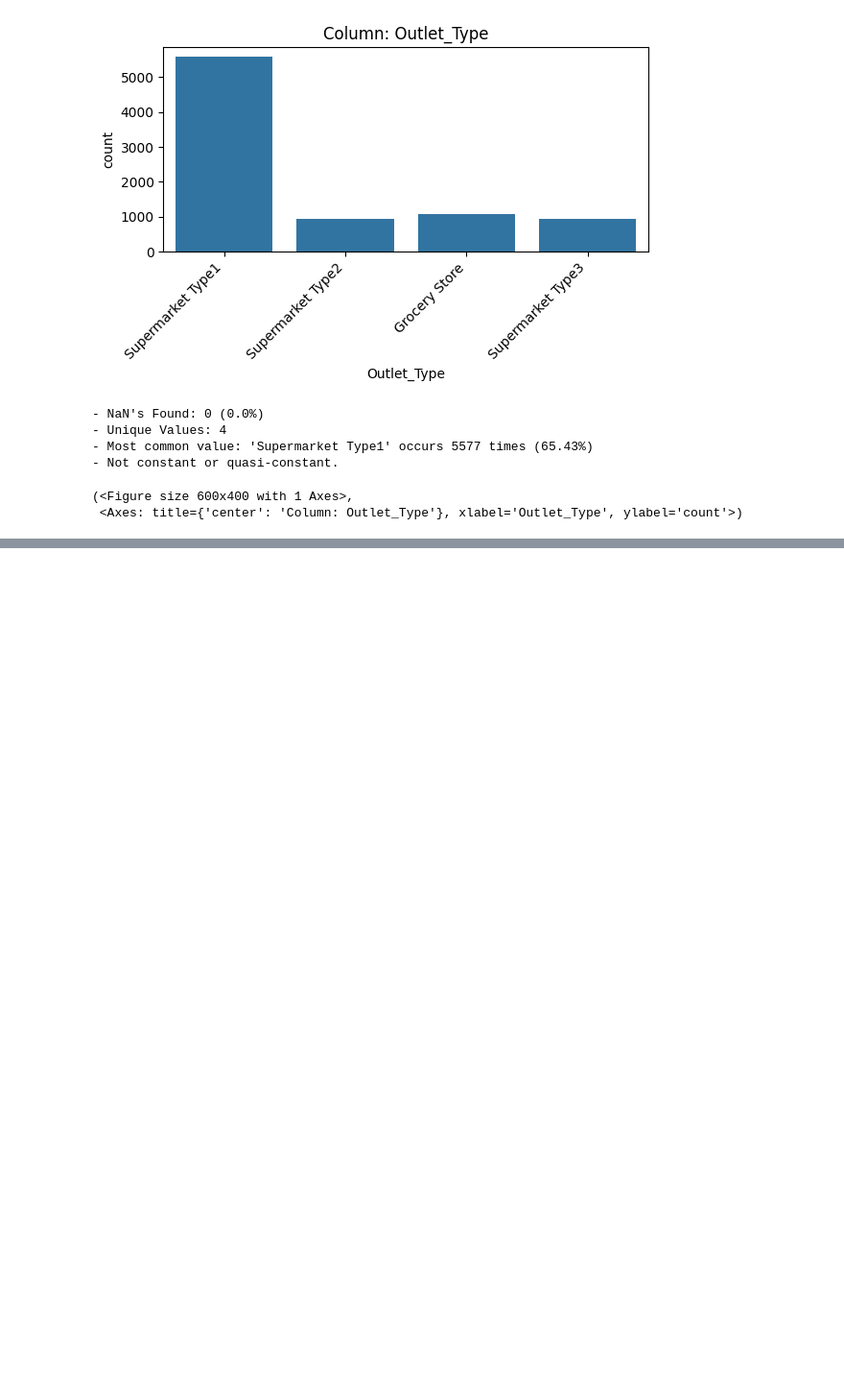
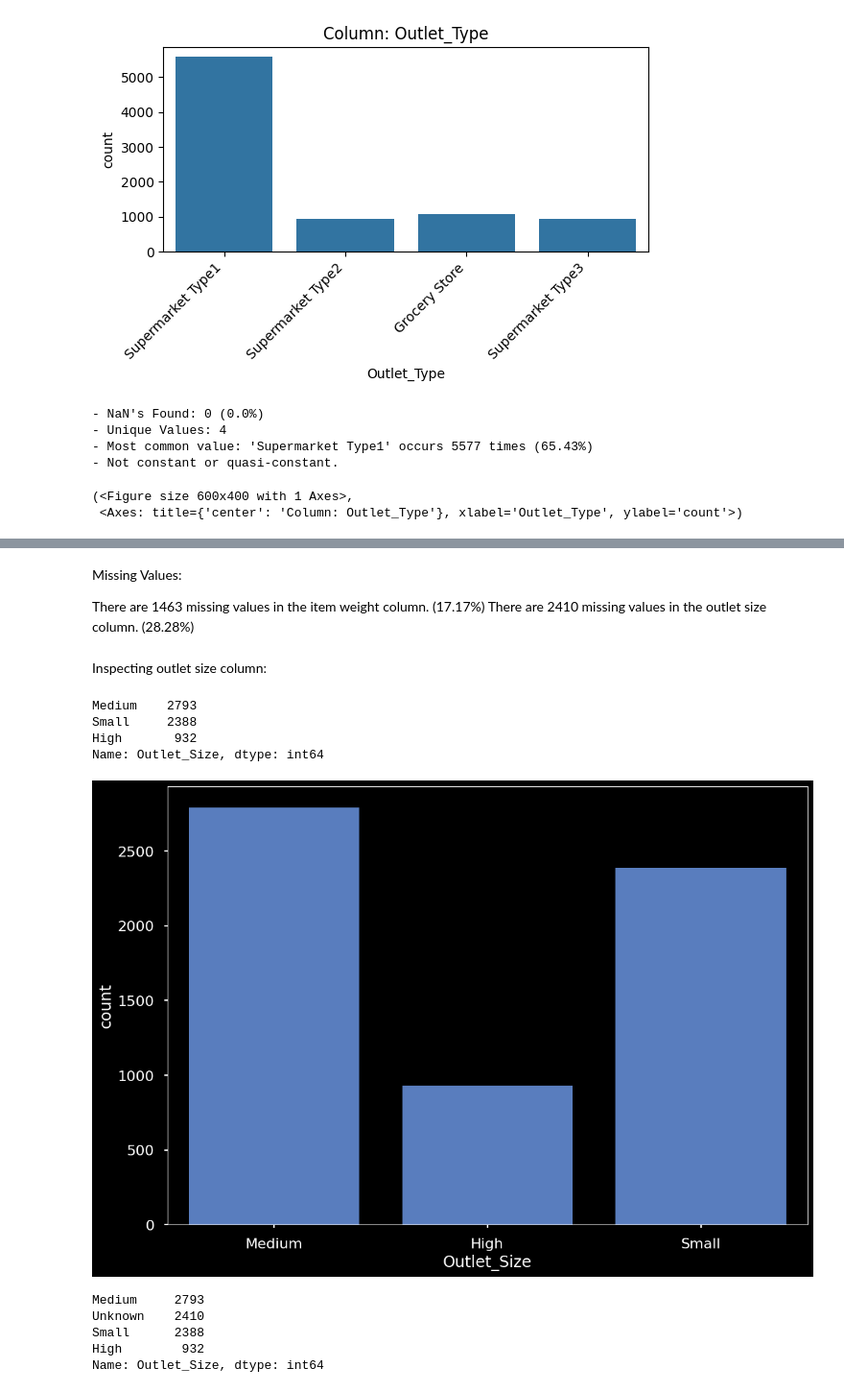
Before and after one commit to Ozedim/Ozedim, a Jupyter notebook: Copy_of_Loading_data.ipynb, the cells around one changed output, grey strips where cells are left out. Shown at 96% size. Cells and saved outputs as stored; diff of their text form; code cells hidden in the pictures; blank space fills up the shorter version.

```diff
--- a/Copy_of_Loading_data.ipynb
+++ b/Copy_of_Loading_data.ipynb
@@ -477,0 +483,4 @@ plot_categorical_vs_target(df,'Outlet_Type','Item_Weight')
+# %%
+fpath="/content/drive/MyDrive/CodingDojo/01-Fundamentals/Week01/Data/sales_predictions_2023 (1).csv"
+df = pd.read_csv(fpath)
+df.head()
@@ -477,0 +615,31 @@ plot_categorical_vs_target(df,'Outlet_Type','Item_Weight')
+# %% [markdown]
+Missing Values:
+
+There are 1463 missing values in the item weight column. (17.17%)
+There are 2410 missing values in the outlet size column. (28.28%)
+# %% [markdown]
+Inspecting outlet size column:
+# %%
+## Using three seaborn styles: dark_background, seaborn-muted and seaborn-poster.
+plt.style.use(['dark_background','seaborn-muted', 'seaborn-poster'])
+# %%
+df['Outlet_Size'].value_counts()
+# %% [output]
+Medium    2793
+Small     2388
+High       932
+Name: Outlet_Size, dtype: int64
+# %%
+ax = sns.countplot(data = df, x = 'Outlet_Size');
+# %% [output]
+[figure, added]
+# %%
+#Filling the missing values for outlet size with unknown
+df['Outlet_Size'] = df['Outlet_Size'].fillna(value = 'Unknown')
+df['Outlet_Size'].value_counts()
+# %% [output]
+Medium     2793
+Unknown    2410
+Small      2388
+High        932
+Name: Outlet_Size, dtype: int64
```
Also changed, not shown: parts of 44 cells of this notebook.
